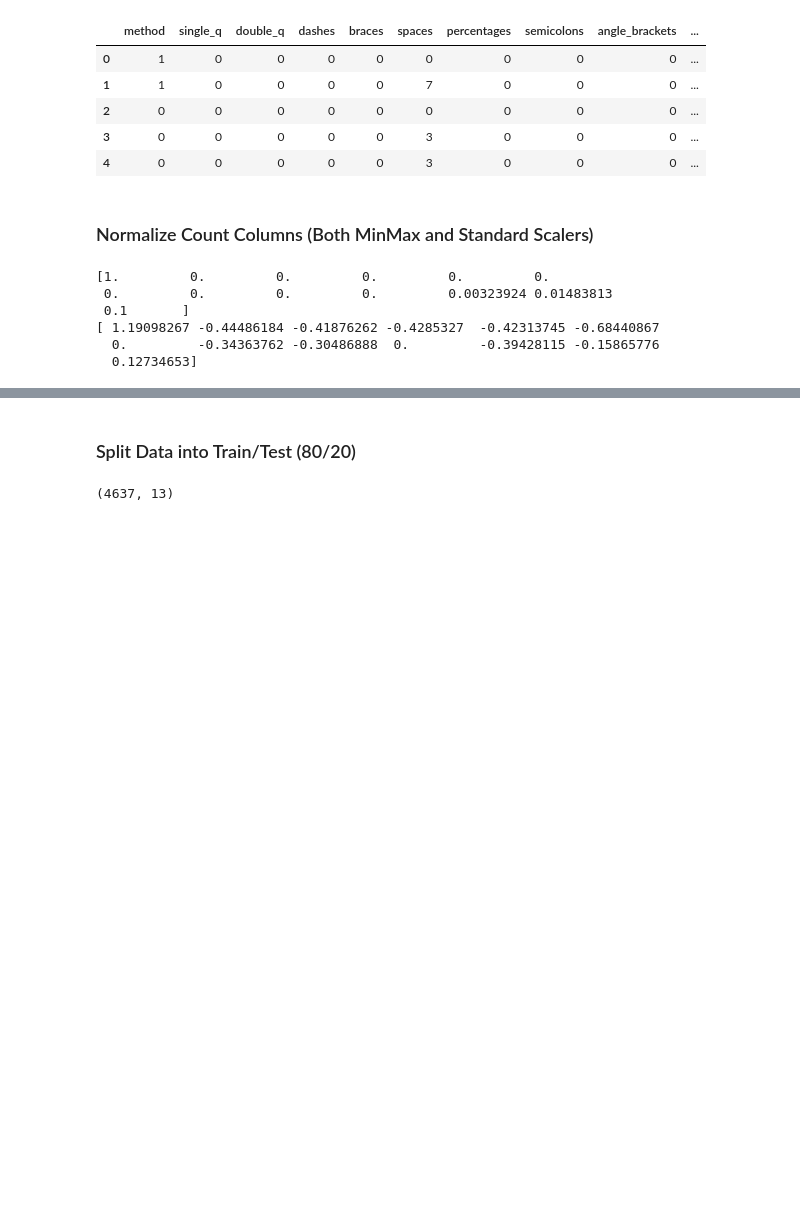
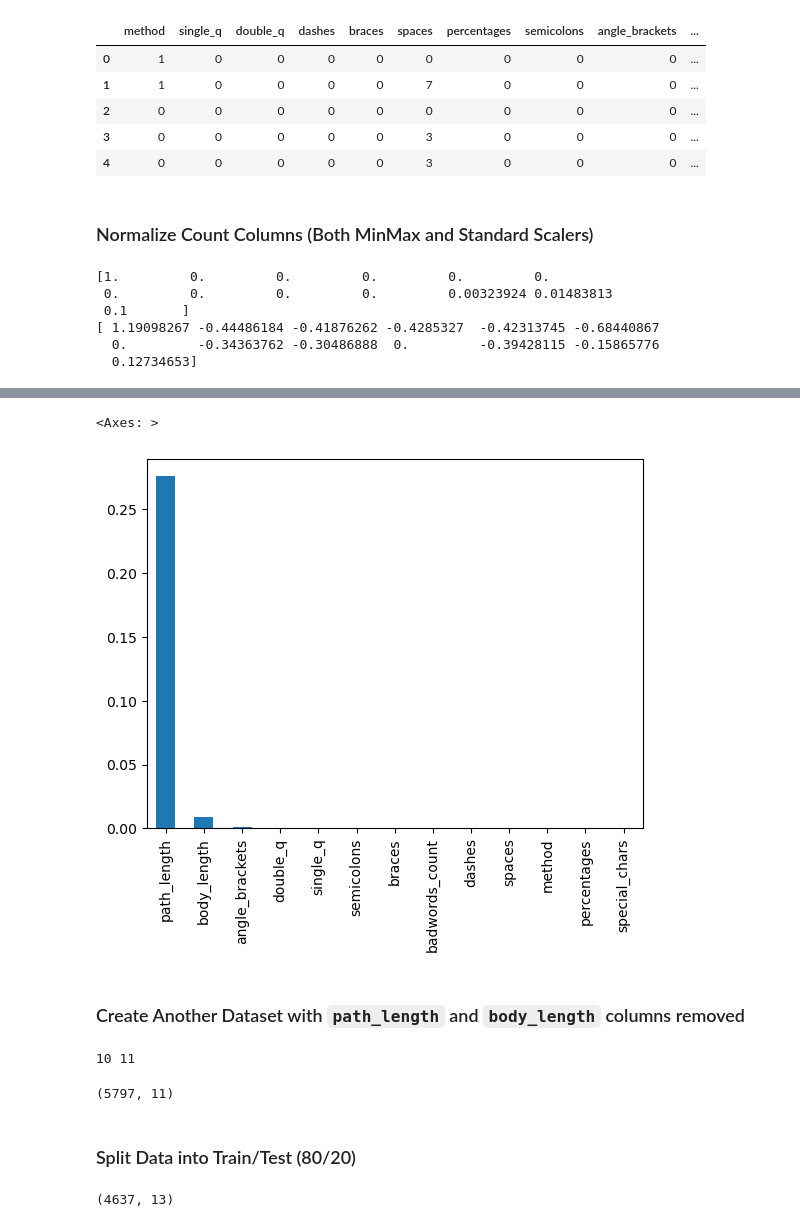
Before and after one commit to isaacbraun/data-analytics, a Jupyter notebook: midterm/midterm.ipynb, the cells around one changed output, grey strips where cells are left out. Cells and saved outputs as stored; diff of their text form; code cells hidden in the pictures; blank space fills up the shorter version.

```diff
--- a/midterm/midterm.ipynb
+++ b/midterm/midterm.ipynb
@@ -111,10 +123,12 @@ dropped.head()
 # %%
 data = dropped.drop(columns='class')
+cols = data.columns
 target = dropped['class'].map({'bad': 0, 'good': 1})
 target_names = dropped['class'].unique()
 
 print(target)
 print(target_names)
+print(data.shape, cols.shape)
 # %% [output]
 0       0
 1       0
@@ -166,0 +184,4 @@ print(standard[0])
+# %%
+chi2_stats, p_values = chi2(minmax, target)
+print(chi2_stats)
+print(p_values)
@@ -167,3 +196,22 @@ print(standard[0])
+# %%
+p_sorted = pd.Series(p_values, index = cols)
+p_sorted.sort_values(ascending = False, inplace = True)
+# %%
+p_sorted.plot.bar()
+# %% [output]
+<Axes: >
+[figure, added]
+# %% [markdown]
+### Create Another Dataset with `path_length` and `body_length` columns removed
+# %%
+path_len_idx = cols.get_loc('path_length')
+body_len_idx = cols.get_loc('body_length')
+print(path_len_idx, body_len_idx)
+chi_norm = np.delete(minmax, [path_len_idx, body_len_idx], axis=1)
+chi_norm.shape
+# %% [output]
+10 11
+(5797, 11)
 # %% [markdown]
 ### Split Data into Train/Test (80/20)
 # %%
```
Also changed, not shown: parts of 76 cells of this notebook, 2 other files.
